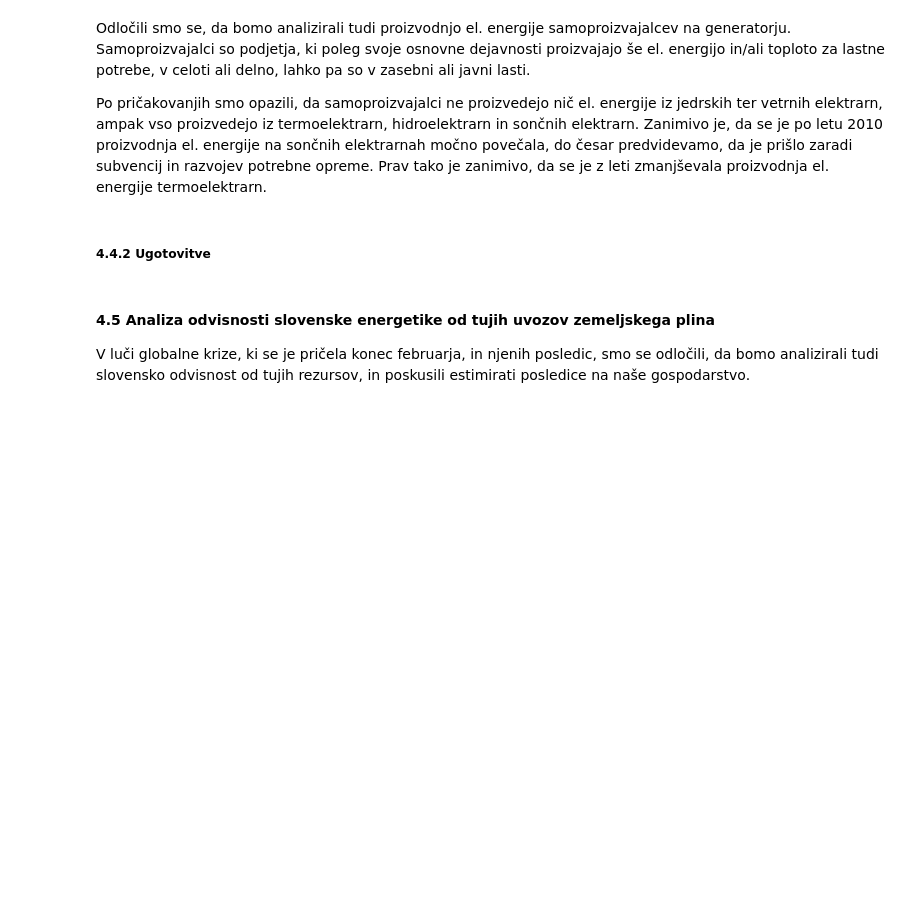
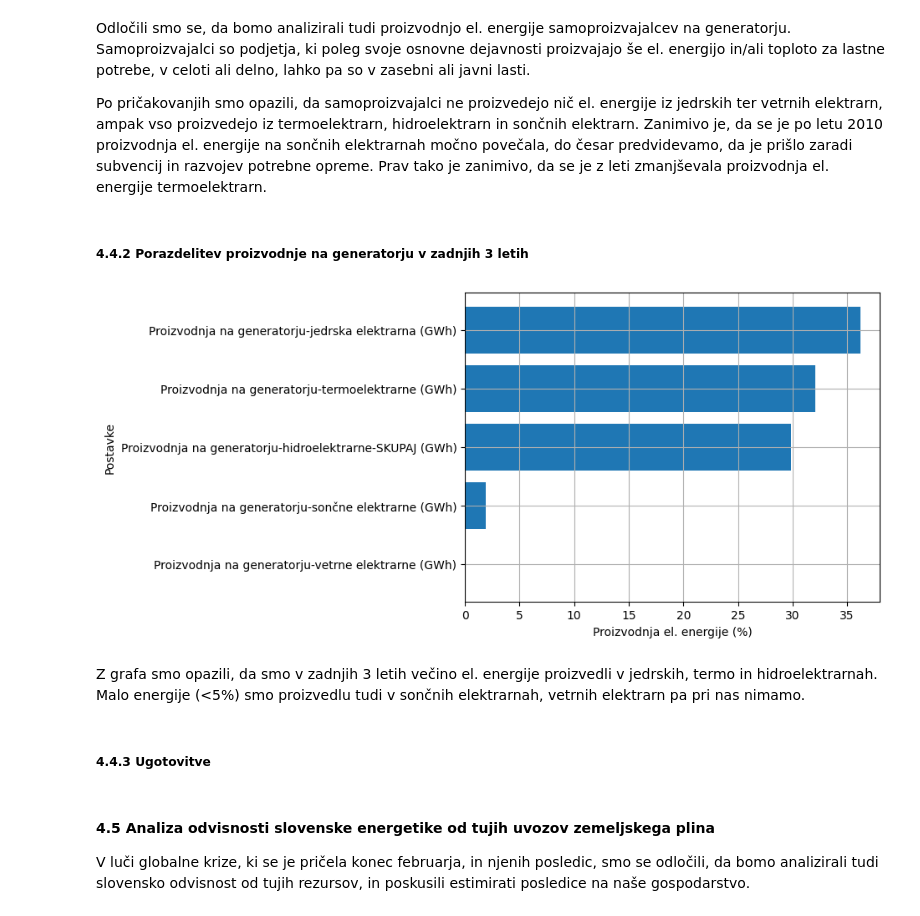
Before and after one commit to cugalord/PR21_NVZ-LS-BK-NZ, a Jupyter notebook: src/energy_production_analysis.ipynb, the cells around one changed output. Saved outputs shown, nothing was run; the diff lists cells and outputs as text; code cells hidden in the pictures; blank space fills up the shorter version.

```diff
--- a/src/energy_production_analysis.ipynb
+++ b/src/energy_production_analysis.ipynb
@@ -311,8 +311,44 @@ plt.legend(loc='center left', bbox_to_anchor=(1, 0.5));
 Odločili smo se, da bomo analizirali tudi proizvodnjo el. energije samoproizvajalcev na generatorju. Samoproizvajalci so podjetja, ki poleg svoje osnovne dejavnosti proizvajajo še el. energijo in/ali toploto za lastne potrebe, v celoti ali delno, lahko pa so v zasebni ali javni lasti.
 
 Po pričakovanjih smo opazili, da samoproizvajalci ne proizvedejo nič el. energije iz jedrskih ter vetrnih elektrarn, ampak vso proizvedejo iz termoelektrarn, hidroelektrarn in sončnih elektrarn. Zanimivo je, da se je po letu 2010 proizvodnja el. energije na sončnih elektrarnah močno povečala, do česar predvidevamo, da je prišlo zaradi subvencij in razvojev potrebne opreme. Prav tako je zanimivo, da se je z leti zmanjševala proizvodnja el. energije termoelektrarn.
+# %% [markdown]
+##### 4.4.2 Porazdelitev proizvodnje na generatorju v zadnjih 3 letih
+# %%
+import warnings
+warnings.filterwarnings('ignore')
+
+generator_to_analyze   = ['Proizvodnja na generatorju-hidroelektrarne-SKUPAJ (GWh)', 'Proizvodnja na generatorju-termoelektrarne (GWh)', \
+                          'Proizvodnja na generatorju-jedrska elektrarna (GWh)', 'Proizvodnja na generatorju-sončne elektrarne (GWh)', \
+                          'Proizvodnja na generatorju-vetrne elektrarne (GWh)']
+
+years = ['2018', '2019', '2020']
+
+producers = dict.fromkeys(generator_to_analyze)
+
+for key in generator_production.keys():
+    producers[key] = energy_production[years][energy_production['POSTAVKA'] == key][energy_production['DEJAVNOST'] == 'Skupaj'].sum(axis=1).to_list()[0]
+
+producers_percentage = dict.fromkeys(producers.keys())
+
+for key in producers_percentage.keys():
+    producers_percentage[key] = (producers[key] / sum([v for v in producers.values()])) * 100
+
+producers = producers_percentage
+
+producers = dict(sorted(producers.items(), key=lambda x: x[1]))
+
+plt.rcdefaults()
+plt.grid()
+plt.barh([k for k in producers.keys()], [v for v in producers.values()])
+plt.xlabel('Proizvodnja el. energije (%)')
+plt.ylabel('Postavke')
+plt.show()
+# %% [output]
+[figure, added]
+# %% [markdown]
+Z grafa smo opazili, da smo v zadnjih 3 letih večino el. energije proizvedli v jedrskih, termo in hidroelektrarnah. Malo energije (<5%) smo proizvedlu tudi v sončnih elektrarnah, vetrnih elektrarn pa pri nas nimamo.
 # %% [markdown]
-##### 4.4.2 Ugotovitve
+##### 4.4.3 Ugotovitve
 # %% [markdown]
 #### 4.5 Analiza odvisnosti slovenske energetike od tujih uvozov zemeljskega plina
 
```
Also changed, not shown: parts of 6 cells of this notebook.
